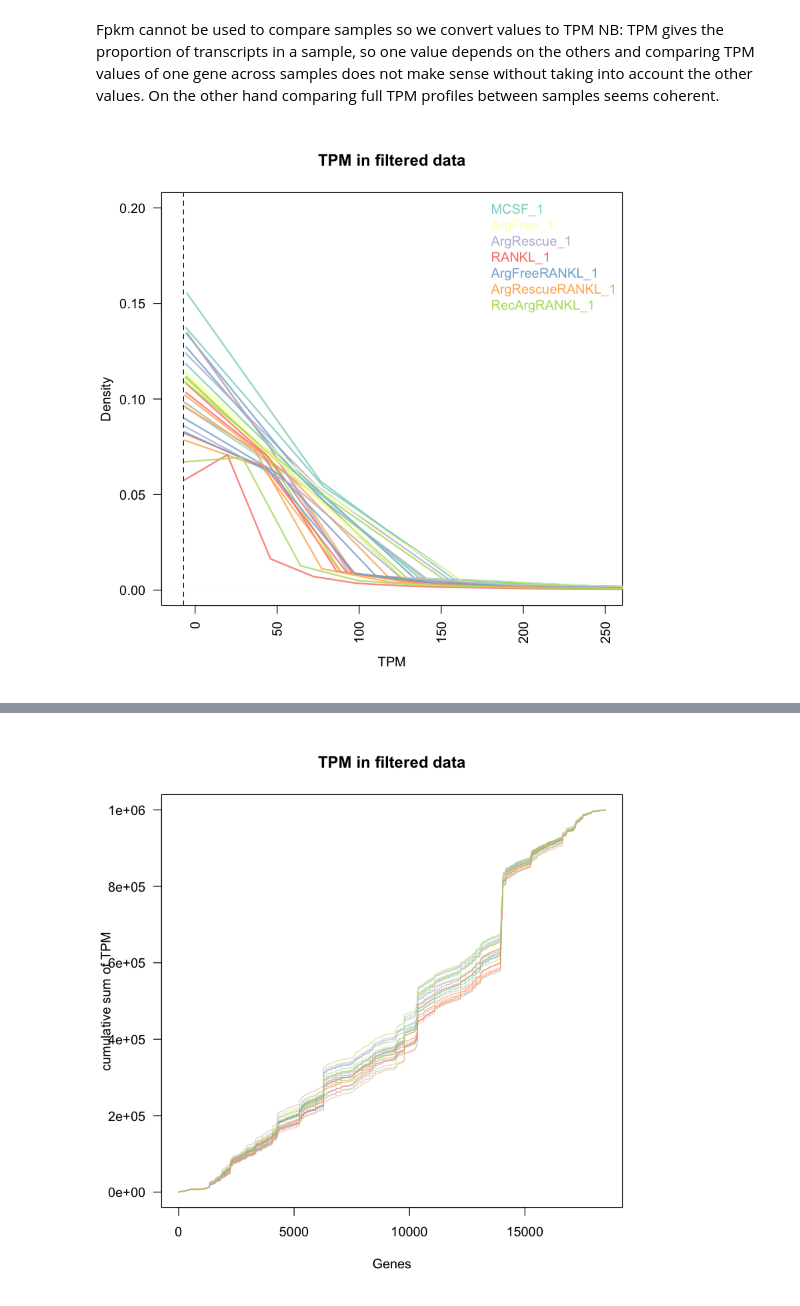
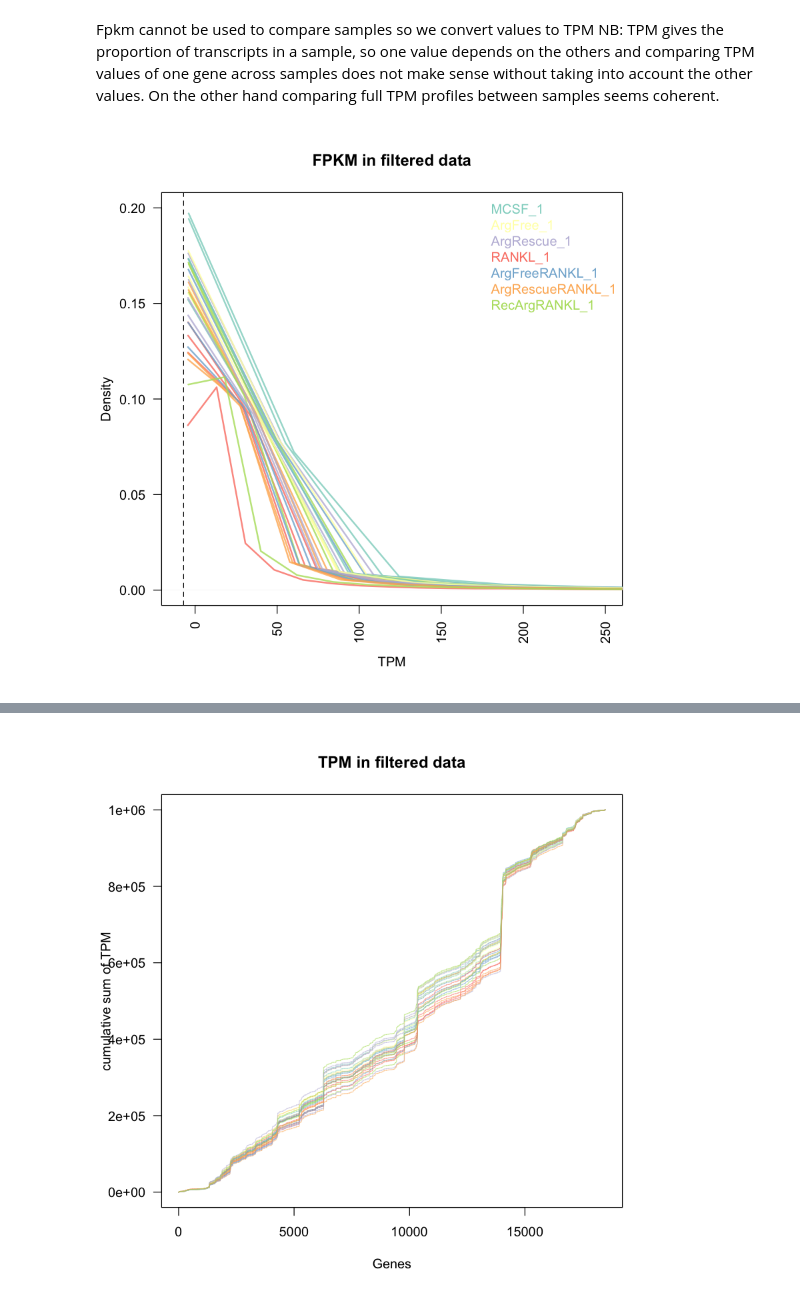
Before and after one commit to lvulliard/Brunner2019, a Jupyter notebook: RNA-DiffEq.ipynb, the cells around one changed output, grey strips where cells are left out. Cells and saved outputs as stored; diff of their text form; code cells hidden in the pictures.

```diff
--- a/RNA-DiffEq.ipynb
+++ b/RNA-DiffEq.ipynb
@@ -189,0 +311,4 @@ plotMDS(x) # Three distinct groups (LP/ML/Basal)
+# %%
+tfit <- treat(vfit, lfc=1)
+dt <- decideTests(tfit)
+summary(dt)
@@ -189,0 +337,4 @@ plotMDS(x) # Three distinct groups (LP/ML/Basal)
+# %%
+basal.vs.lp <- topTreat(tfit, coef=1, n=Inf)
+basal.vs.ml <- topTreat(tfit, coef=2, n=Inf)
+head(basal.vs.lp)
@@ -189,0 +354,8 @@ plotMDS(x) # Three distinct groups (LP/ML/Basal)
+# %%
+basal.vs.lp.topgenes <- basal.vs.lp$ENTREZID[1:100]
+i <- which(v$genes$ENTREZID %in% basal.vs.lp.topgenes)
+mycol <- colorRampPalette(c("blue","white","red"))(1000)
+d3heatmap(v$E[i,], scale="row",
+   labRow=v$genes$SYMBOL[i], labCol=group,
+   col=mycol, trace="none", density.info="none",
+   margin=c(8,6), lhei=c(2,10))
@@ -257,20 +431,20 @@ fpkmToTpm <- function(fpkm)
     exp(log(fpkm) - log(sum(fpkm)) + log(1e6))
 }
 # %%
-dgeDataExpressed = apply(dgeDataExpressed, 2, fpkmToTpm)
+dgeDataTPM = apply(dgeDataExpressed, 2, fpkmToTpm)
 # %%
 nsamples <- 28
 col <- rep(brewer.pal(7, "Set3"), 4)
 par(bg="white")
 
-plot(density(dgeDataExpressed[,1]), col=alpha(col[1], 0.8), lwd=2, xlim = c(-10,250), ylim=c(0,0.2), las=2,
+plot(density(dgeDataExpressed$counts[,1]), col=alpha(col[1], 0.8), lwd=2, xlim = c(-10,250), ylim=c(0,0.2), las=2,
      main="", xlab="")
-title(main="TPM in filtered data", xlab="TPM")
+title(main="FPKM in filtered data", xlab="TPM")
 for (i in 2:nsamples){
-   den <- density(dgeDataExpressed[,i])
+   den <- density(dgeDataExpressed$counts[,i])
    lines(den$x, den$y, col=alpha(col[i], 0.8), lwd=2)
 }
 abline(v = -7, lty=2)
 legend("topright", rownames(dgeData$samples)[1:7], text.col=col, bty="n")
 # %% [output]
-[figure, old version]
+[figure, new version]
```
Also changed, not shown: parts of 36 cells of this notebook.
